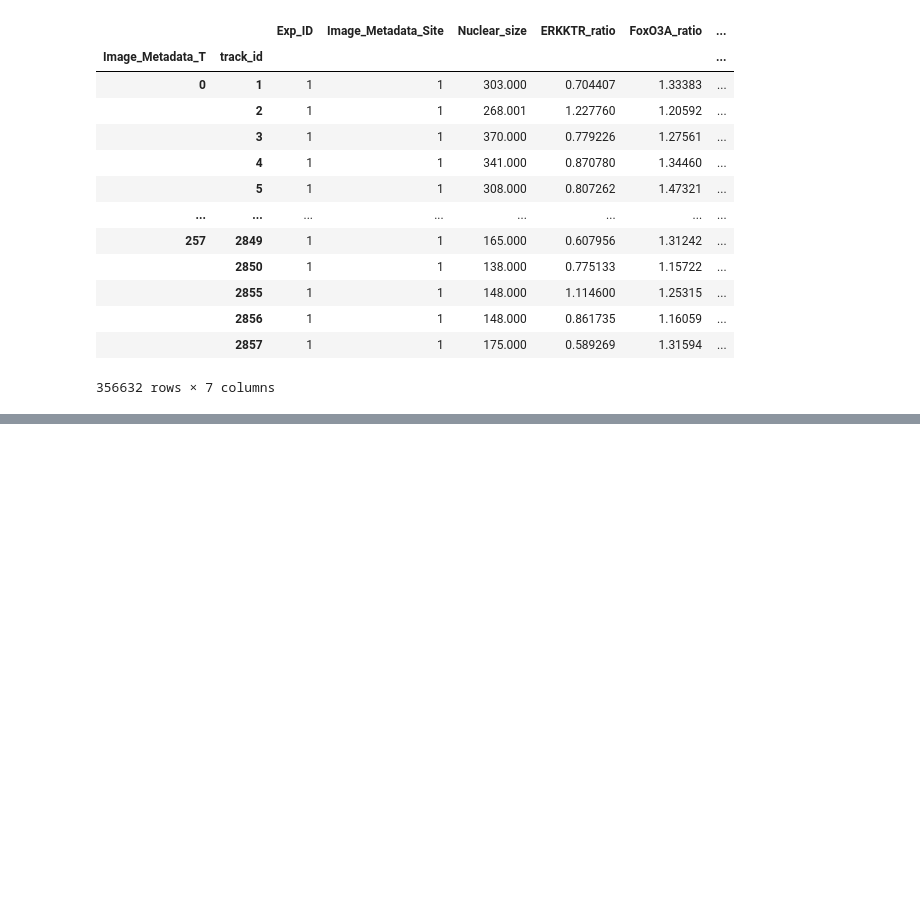
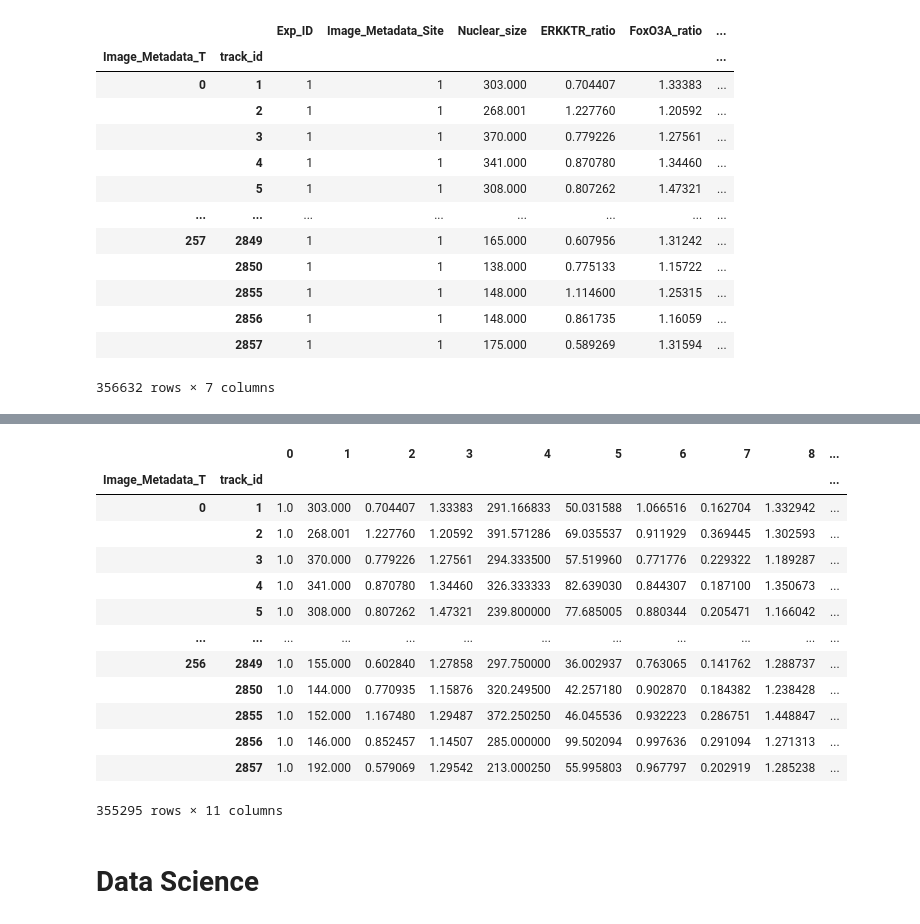
Before and after one commit to Karolcha100/Voronoi_graph_in_time, a Jupyter notebook: analysis_02_exec.ipynb, the cells around one changed output, grey strips where cells are left out. Drawn from its saved outputs; the diff is of its cells as text; code cells hidden in the pictures; blank space fills up the shorter version.

```diff
--- a/analysis_02_exec.ipynb
+++ b/analysis_02_exec.ipynb
@@ -50,7 +52,7 @@ def read_graph(path: str) -> nx.Graph:
 
     return loaded_data
 # %%
-graphs: dict[int, nx.Graph]
+graphs: dict[int, nx.Graph] = {}
 
 for time_t in sorted_main_df.index.get_level_values(0).unique():
-    print(time_t)
+    graphs[time_t] = read_graph(f"big_data/E1S1/graph_pickles/t_{time_t}.pkl")
@@ -74,0 +59,7 @@ for time_t in sorted_main_df.index.get_level_values(0).unique():
+# %%
+stats_vectors_dict: dict[int, dict[int, np.ndarray]] = {}
+
+for time_t in range(len(graphs.keys())-1):
+    stats_vectors_dict[time_t] = calculate_vector_stats(graphs[time_t], graphs[time_t+1])
+
+    print(f"{time_t}. Done!")
@@ -74,0 +84,31 @@ for time_t in sorted_main_df.index.get_level_values(0).unique():
+# %%
+time_dfs: dict[int, pd.DataFrame] = {}
+for time_t in range(len(graphs.keys())-1):
+    time_dfs[time_t] = pd.DataFrame(stats_vectors_dict[time_t]).transpose()
+
+    time_dfs[time_t]["Image_Metadata_T"] = [time_t for _ in range(len(time_dfs[time_t]))]
+
+    time_dfs[time_t]['track_id'] = time_dfs[time_t].index
+
+    time_dfs[time_t] = time_dfs[time_t].set_index(['Image_Metadata_T', 'track_id'])
+# %%
+E1S1_data_frame: pd.DataFrame = pd.concat([df for df in time_dfs.values()])
+# %%
+E1S1_data_frame.sort_index()
+# %% [output]
+|  |  | 0 | 1 | 2 | 3 | 4 | 5 | 6 | 7 | 8 | ... |
+| Image_Metadata_T | track_id |  |  |  |  |  |  |  |  |  | ... |
+| 0 | 1 | 1.0 | 303.000 | 0.704407 | 1.33383 | 291.166833 | 50.031588 | 1.066516 | 0.162704 | 1.332942 | ... |
+|  | 2 | 1.0 | 268.001 | 1.227760 | 1.20592 | 391.571286 | 69.035537 | 0.911929 | 0.369445 | 1.302593 | ... |
+|  | 3 | 1.0 | 370.000 | 0.779226 | 1.27561 | 294.333500 | 57.519960 | 0.771776 | 0.229322 | 1.189287 | ... |
+|  | 4 | 1.0 | 341.000 | 0.870780 | 1.34460 | 326.333333 | 82.639030 | 0.844307 | 0.187100 | 1.350673 | ... |
+|  | 5 | 1.0 | 308.000 | 0.807262 | 1.47321 | 239.800000 | 77.685005 | 0.880344 | 0.205471 | 1.166042 | ... |
+| ... | ... | ... | ... | ... | ... | ... | ... | ... | ... | ... | ... |
+| 256 | 2849 | 1.0 | 155.000 | 0.602840 | 1.27858 | 297.750000 | 36.002937 | 0.763065 | 0.141762 | 1.288737 | ... |
+|  | 2850 | 1.0 | 144.000 | 0.770935 | 1.15876 | 320.249500 | 42.257180 | 0.902870 | 0.184382 | 1.238428 | ... |
+|  | 2855 | 1.0 | 152.000 | 1.167480 | 1.29487 | 372.250250 | 46.045536 | 0.932223 | 0.286751 | 1.448847 | ... |
+|  | 2856 | 1.0 | 146.000 | 0.852457 | 1.14507 | 285.000000 | 99.502094 | 0.997636 | 0.291094 | 1.271313 | ... |
+|  | 2857 | 1.0 | 192.000 | 0.579069 | 1.29542 | 213.000250 | 55.995803 | 0.967797 | 0.202919 | 1.285238 | ... |
+355295 rows × 11 columns
+# %% [markdown]
+# Data Science
```
Also changed, not shown: parts of 14 cells of this notebook, 1 other file.
